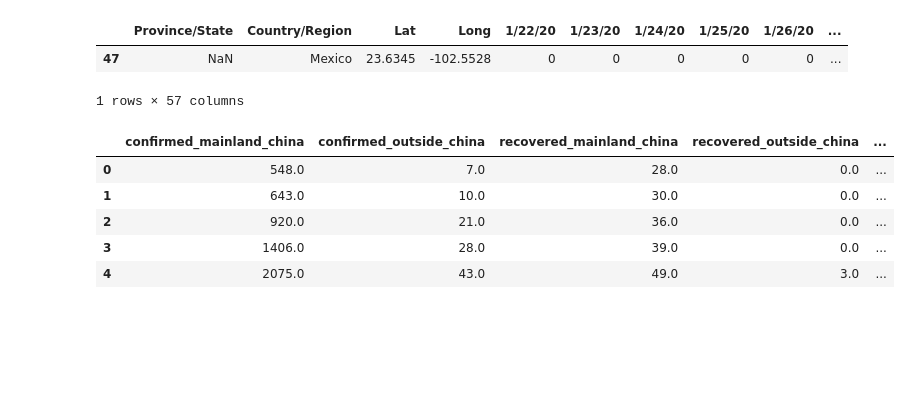
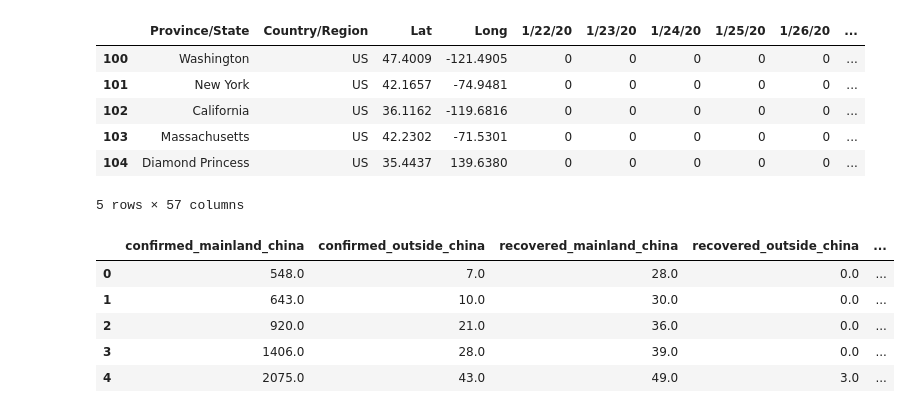
Before and after one commit to dhdzmota/CoronaV_Challenge, a Jupyter notebook: Covid-Behaviour.ipynb, the cells around one changed output. Cells and saved outputs as stored; diff of their text form; code cells hidden in the pictures; blank space fills up the shorter version.

```diff
--- a/Covid-Behaviour.ipynb
+++ b/Covid-Behaviour.ipynb
@@ -36,17 +36,21 @@ z.extractall('./Files/info')
 # %%
 # Obtain the data8 Confirmed cases in the world in a time series format.
 small_path = "./Files/info/COVID-19-master/csse_covid_19_data/csse_covid_19_time_series"
 
 cases = {"confirmed_cases" : pd.read_csv(f'{small_path}/time_series_19-covid-Confirmed.csv'),
 "death_cases" : pd.read_csv(f'{small_path}/time_series_19-covid-Deaths.csv'),
 "recovered_cases" : pd.read_csv(f'{small_path}/time_series_19-covid-Recovered.csv')}
 
 cases['confirmed_cases'].head()
-cases['confirmed_cases'][cases['confirmed_cases']['Country/Region']=='Mexico']
+cases['confirmed_cases'][cases['confirmed_cases']['Country/Region']=='US'].head()
 # %% [output]
 |  | Province/State | Country/Region | Lat | Long | 1/22/20 | 1/23/20 | 1/24/20 | 1/25/20 | 1/26/20 | ... |
-| 47 | NaN | Mexico | 23.6345 | -102.5528 | 0 | 0 | 0 | 0 | 0 | ... |
+| 100 | Washington | US | 47.4009 | -121.4905 | 0 | 0 | 0 | 0 | 0 | ... |
+| 101 | New York | US | 42.1657 | -74.9481 | 0 | 0 | 0 | 0 | 0 | ... |
+| 102 | California | US | 36.1162 | -119.6816 | 0 | 0 | 0 | 0 | 0 | ... |
+| 103 | Massachusetts | US | 42.2302 | -71.5301 | 0 | 0 | 0 | 0 | 0 | ... |
+| 104 | Diamond Princess | US | 35.4437 | 139.6380 | 0 | 0 | 0 | 0 | 0 | ... |
-1 rows × 57 columns
+5 rows × 57 columns
 # %%
 #Create a dictionary of the cases in time, for mainland china and for not mainland china
 cases_general = {}
```
Also changed, not shown: parts of 9 cells of this notebook.
